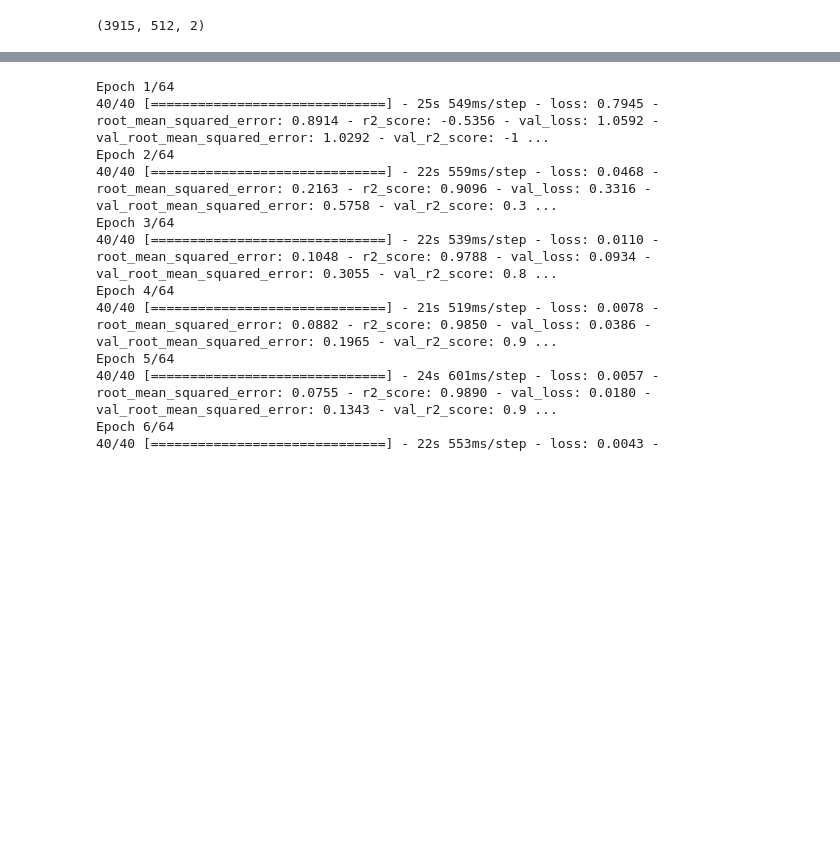
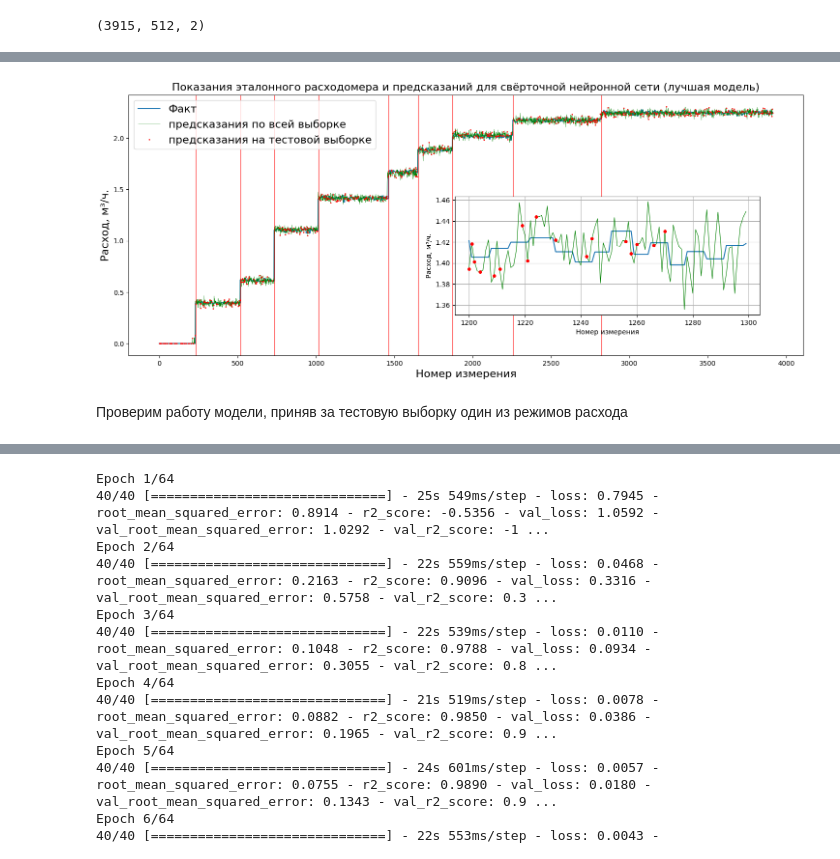
Before and after one commit to PetrGavrilin/VKR_URFU, a Jupyter notebook: VKR_part5_CNN.ipynb, the cells around one changed output, grey strips where cells are left out. Cells and saved outputs as stored; diff of their text form; code cells hidden in the pictures; blank space fills up the shorter version.

```diff
--- a/VKR_part5_CNN.ipynb
+++ b/VKR_part5_CNN.ipynb
@@ -169,0 +227,3 @@ callback_list = [
+# %%
+# Загружаем лучшую модель
+best_model = keras.models.load_model("/content/Checkpoint_path.keras")
@@ -169,0 +246,3 @@ callback_list = [
+# %%
+# предсказание модели на тестовых данных
+y_predict = best_model.predict(X_test)
@@ -169,0 +251,3 @@ callback_list = [
+# %%
+# предсказание модели на полных данных
+y_predict_all = best_model.predict(X)
@@ -169,0 +256,7 @@ callback_list = [
+# %%
+# Вывод графика с фактическими и предсказанными данными
+plot_predict(Y, i_test, y_predict, y_predict_all, borders, text="свёрточной нейронной сети (лучшая модель)")
+# %% [output]
+[figure, added]
+# %% [markdown]
+Проверим работу модели, приняв за тестовую выборку один из режимов расхода
```
Also changed, not shown: parts of 35 cells of this notebook.
